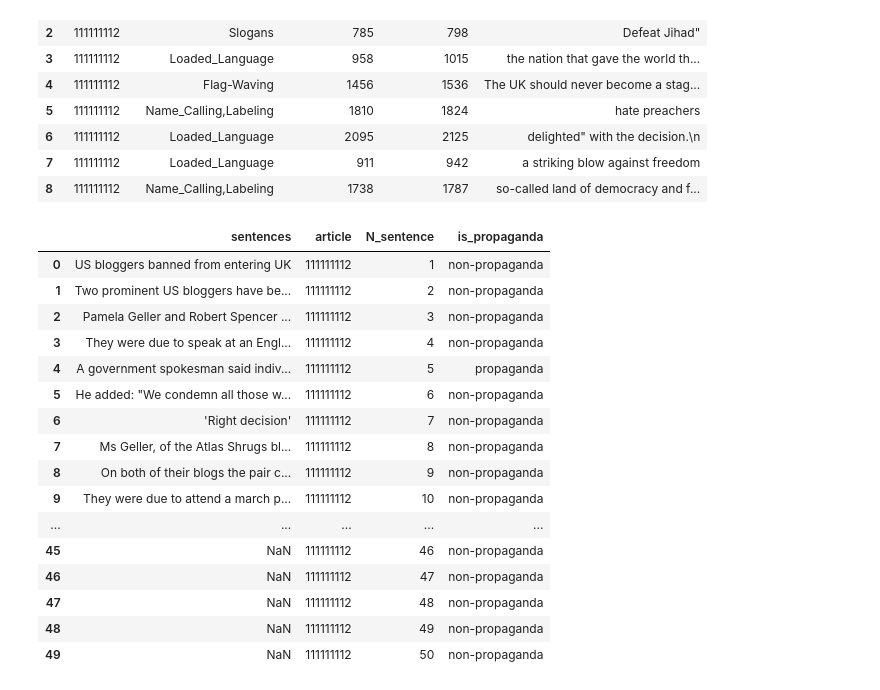
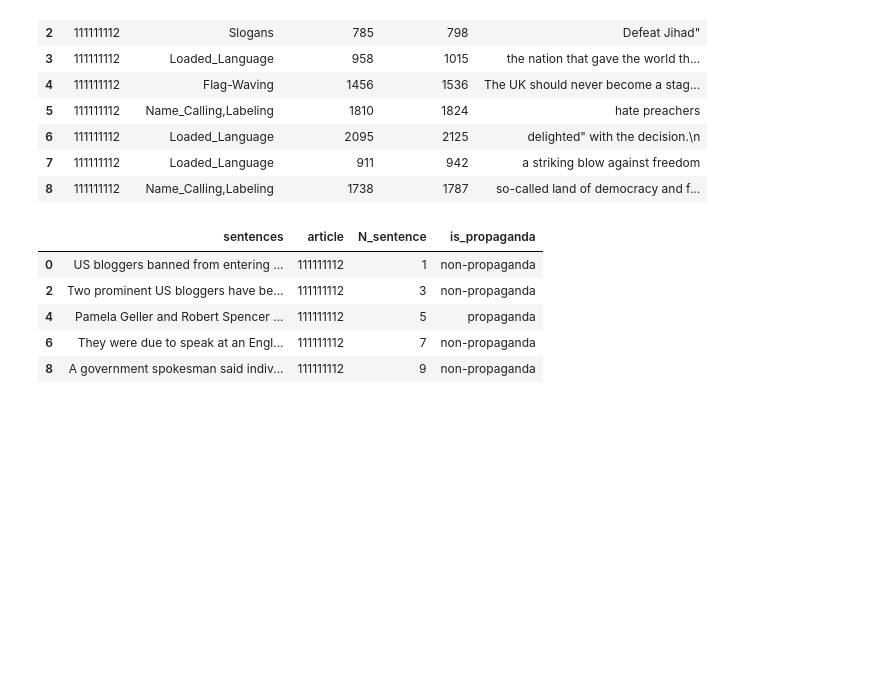
Before and after one commit to OgnyanKazakov/FlipFlops_Propaganda_Project, a Jupyter notebook: dataprep/Dataprep for task 2-3.ipynb, the cells around one changed output. Cells and saved outputs as stored; diff of their text form; code cells hidden in the pictures; blank space fills up the shorter version.

Commit message:
Update the data prep for Task2 and Task3

```diff
--- a/dataprep/Dataprep for task 2-3.ipynb
+++ b/dataprep/Dataprep for task 2-3.ipynb
@@ -81,14 +81,3 @@ m--More--(32%)
 111111112       22      non-propaganda
 111111112       23      non-propaganda
 m--More--(45%)
-# %%
-with open("datasets-v5/tasks-2-3/train/article111111112.txt", 'r') as f:
-    records = f.readlines()
-
-filted_data = [x.replace('\n', '') for x in records if x != '\n']
-
-df = pd.DataFrame(filted_data, columns=['sentences'])
-
-another_df = pd.read_csv("datasets-v5/tasks-2-3/train/article111111112.task2.labels",
-                         sep='\t',
-                         names = ['article', 'N_sentence', 'is_propaganda'])
@@ -104,2 +83,0 @@ another_df.head()
-# %%
-pd.set_option('max_colwidth', 150)
@@ -174,3 +83,0 @@ task3.head()
-# %%
-with open("datasets-v5/tasks-2-3/train/article111111112.txt", 'r') as f:
-    raw_data = f.read()
@@ -233,32 +130,21 @@ def dataprep_task2(path):
     article_name = os.path.join(dir_name, f'{article_id}.txt')
 
     with open(article_name, 'r') as f:
-        record = f.readlines()
+        records = f.readlines()
 
-    filted_data = [x.replace('\n', '') for x in data if x != '\n']
-
-    df = pd.DataFrame(filted_data, columns=['sentences'])
+    df = pd.DataFrame(records, columns=['sentences'])
 
     another_df = pd.read_csv(path, sep='\t', names = ['article', 'N_sentence', 'is_propaganda'])
 
-    return pd.concat([df, another_df], axis=1)
+    result_df = pd.concat([df, another_df], axis=1)
+
+    return result_df.loc[result_df['sentences'] != '\n', :]
 # %%
-dataprep_task2("datasets-v5/tasks-2-3/train/article111111112.task2.labels")
+dataprep_task2("datasets-v5/tasks-2-3/train/article111111112.task2.labels").head()
 # %% [output]
 |  | sentences | article | N_sentence | is_propaganda |
-| 0 | US bloggers banned from entering UK | 111111112 | 1 | non-propaganda |
-| 1 | Two prominent US bloggers have be... | 111111112 | 2 | non-propaganda |
-| 2 | Pamela Geller and Robert Spencer ... | 111111112 | 3 | non-propaganda |
-| 3 | They were due to speak at an Engl... | 111111112 | 4 | non-propaganda |
-| 4 | A government spokesman said indiv... | 111111112 | 5 | propaganda |
-| 5 | He added: "We condemn all those w... | 111111112 | 6 | non-propaganda |
-| 6 | 'Right decision' | 111111112 | 7 | non-propaganda |
-| 7 | Ms Geller, of the Atlas Shrugs bl... | 111111112 | 8 | non-propaganda |
-| 8 | On both of their blogs the pair c... | 111111112 | 9 | non-propaganda |
-| 9 | They were due to attend a march p... | 111111112 | 10 | non-propaganda |
-| ... | ... | ... | ... | ... |
-| 45 | NaN | 111111112 | 46 | non-propaganda |
-| 46 | NaN | 111111112 | 47 | non-propaganda |
-| 47 | NaN | 111111112 | 48 | non-propaganda |
-| 48 | NaN | 111111112 | 49 | non-propaganda |
-| 49 | NaN | 111111112 | 50 | non-propaganda |
+| 0 | US bloggers banned from entering ... | 111111112 | 1 | non-propaganda |
+| 2 | Two prominent US bloggers have be... | 111111112 | 3 | non-propaganda |
+| 4 | Pamela Geller and Robert Spencer ... | 111111112 | 5 | propaganda |
+| 6 | They were due to speak at an Engl... | 111111112 | 7 | non-propaganda |
+| 8 | A government spokesman said indiv... | 111111112 | 9 | non-propaganda |
```
Also changed, not shown: parts of 12 cells of this notebook.
